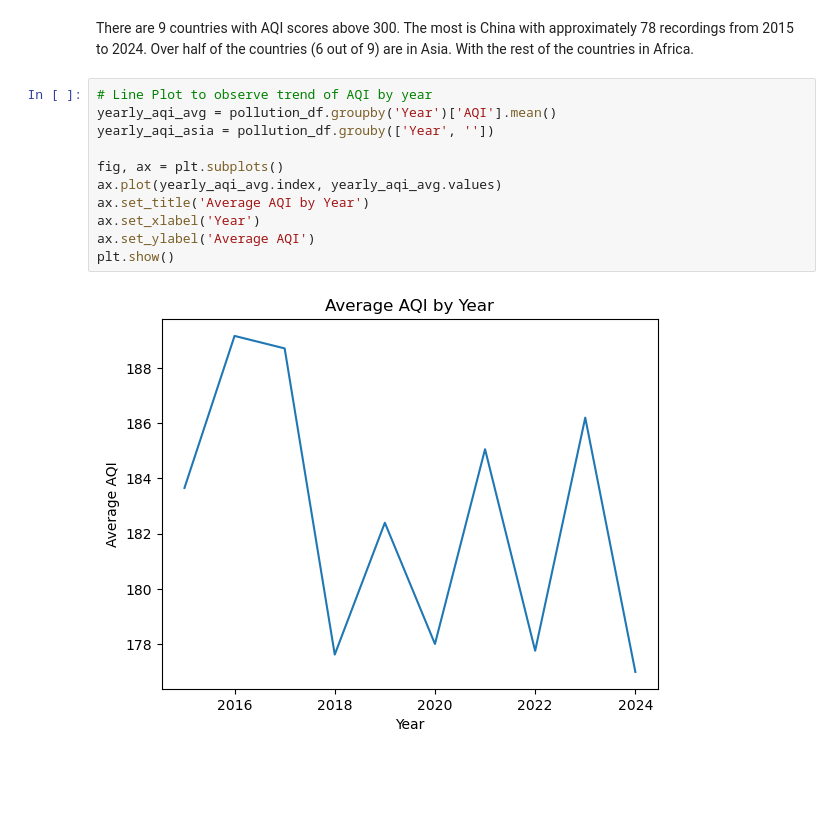
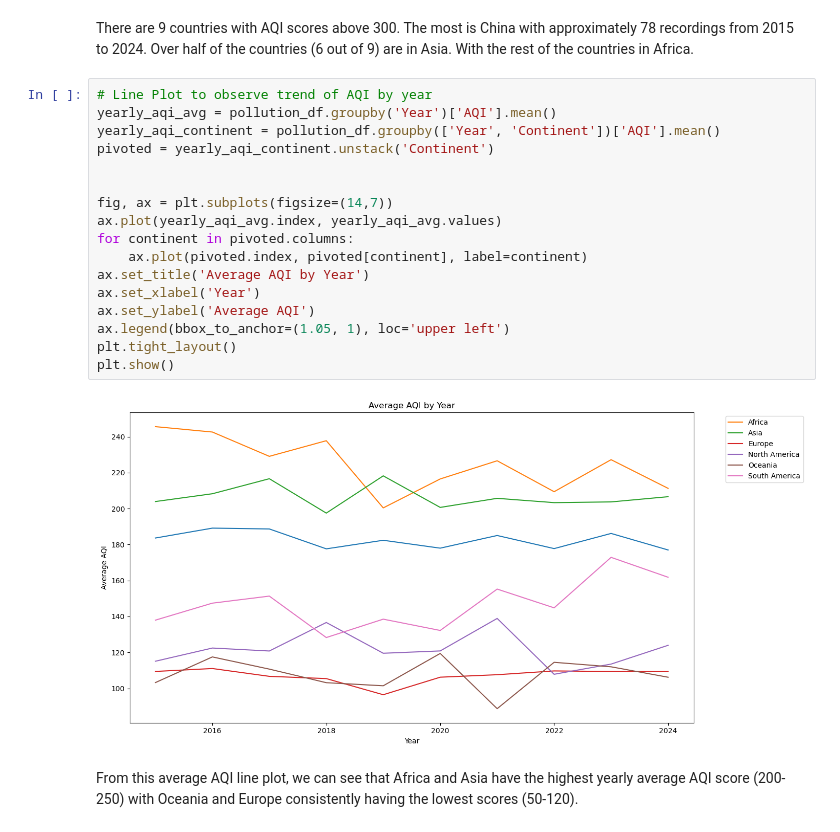
Before and after one commit to lucas23wong/air-quality-health-eda, a Jupyter notebook: notebooks/02_eda.ipynb, the cells around one changed output. Saved outputs shown, nothing was run; the diff lists cells and outputs as text; blank space fills up the shorter version.

```diff
--- a/notebooks/02_eda.ipynb
+++ b/notebooks/02_eda.ipynb
@@ -54,13 +61,21 @@ There are 9 countries with AQI scores above 300. The most is China with approxim
 # %%
 # Line Plot to observe trend of AQI by year
 yearly_aqi_avg = pollution_df.groupby('Year')['AQI'].mean()
-yearly_aqi_asia = pollution_df.grouby(['Year', ''])
+yearly_aqi_continent = pollution_df.groupby(['Year', 'Continent'])['AQI'].mean()
+pivoted = yearly_aqi_continent.unstack('Continent')
 
-fig, ax = plt.subplots()
+
+fig, ax = plt.subplots(figsize=(14,7))
 ax.plot(yearly_aqi_avg.index, yearly_aqi_avg.values)
+for continent in pivoted.columns:
+    ax.plot(pivoted.index, pivoted[continent], label=continent)
 ax.set_title('Average AQI by Year')
 ax.set_xlabel('Year')
 ax.set_ylabel('Average AQI')
+ax.legend(bbox_to_anchor=(1.05, 1), loc='upper left')
+plt.tight_layout()
 plt.show()
 # %% [output]
-[figure, old version]
+[figure, new version]
+# %% [markdown]
+From this average AQI line plot, we can see that Africa and Asia have the highest yearly average AQI score (200-250) with Oceania and Europe consistently having the lowest scores (50-120).
```
Also changed, not shown: parts of 1 cell of this notebook.
